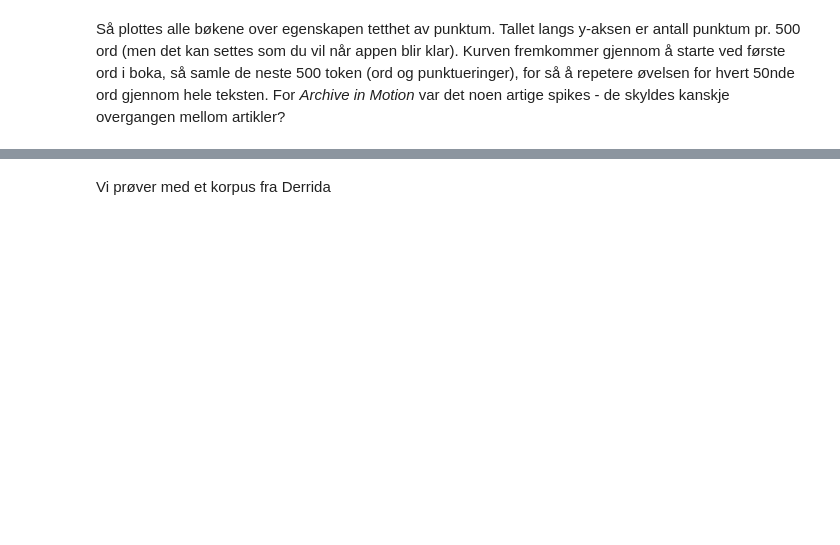
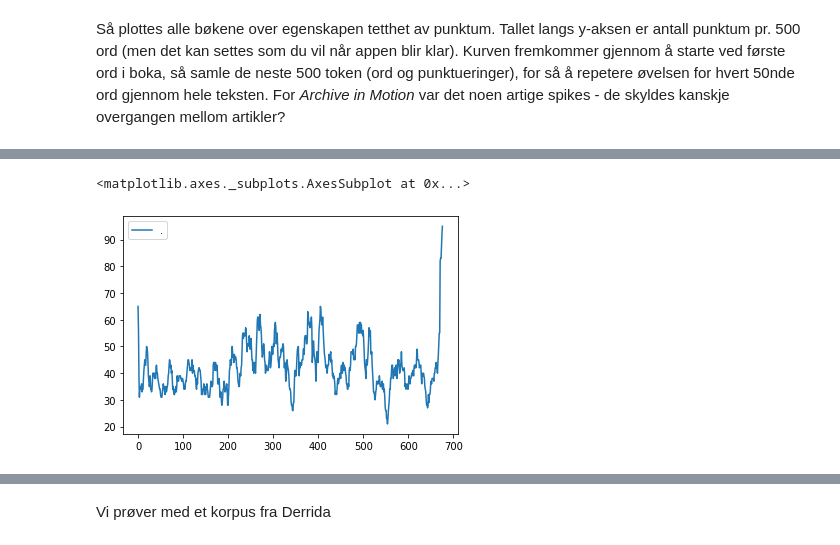
Before and after one commit to Yoonsen/narrative-buer, a Jupyter notebook: punctuation_in_text.ipynb, the cells around one changed output, grey strips where cells are left out. Cells and saved outputs as stored; diff of their text form; code cells hidden in the pictures; blank space fills up the shorter version.

```diff
--- a/punctuation_in_text.ipynb
+++ b/punctuation_in_text.ipynb
@@ -24,0 +23,3 @@ corpus.corpus[['urn', 'title','authors','year', 'subjects']]
+# %%
+corpus = dh.Corpus(doctype = "digibok", title= "sult", limit = 10)
+corpus.corpus[['urn', 'title','authors','year', 'subjects']].head(5)
@@ -25,4 +33,4 @@ corpus.corpus[['urn', 'title','authors','year', 'subjects']]
 # %% [markdown]
 Så plottes alle bøkene over egenskapen tetthet av punktum. Tallet langs y-aksen er antall punktum pr. 500 ord (men det kan settes som du vil når appen blir klar). Kurven fremkommer gjennom å starte ved første ord i boka, så samle de neste 500 token (ord og punktueringer), for så å repetere øvelsen for hvert 50nde ord gjennom hele teksten. For _Archive in Motion_ var det noen artige spikes - de skyldes kanskje overgangen mellom artikler?
 # %%
-display(corpus)
+a = dh.Dispersion(corpus.corpus.urn[6], wordbag  =['.'])
@@ -36,0 +37,5 @@ display(corpus)
+# %%
+a.dispersion.plot()
+# %% [output]
+<matplotlib.axes._subplots.AxesSubplot at 0x...>
+[figure, added]
```
Also changed, not shown: parts of 14 cells of this notebook, 1 other file.
